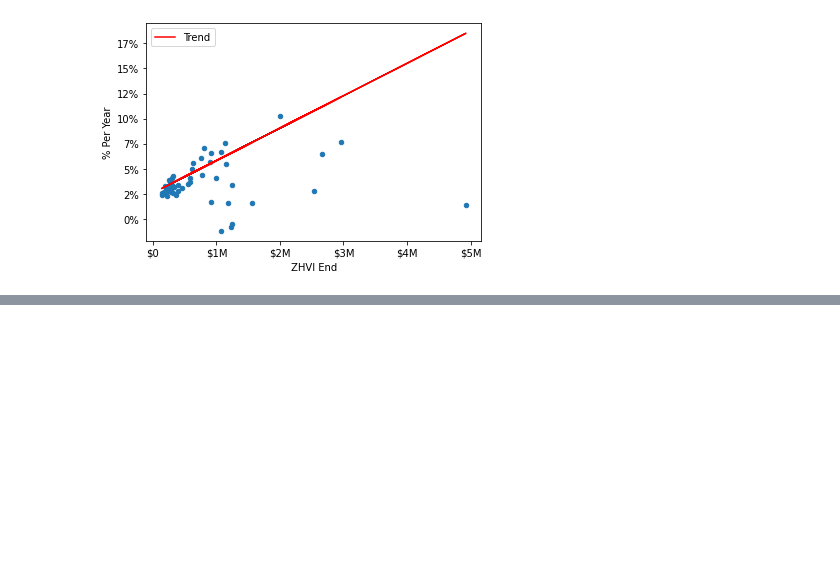
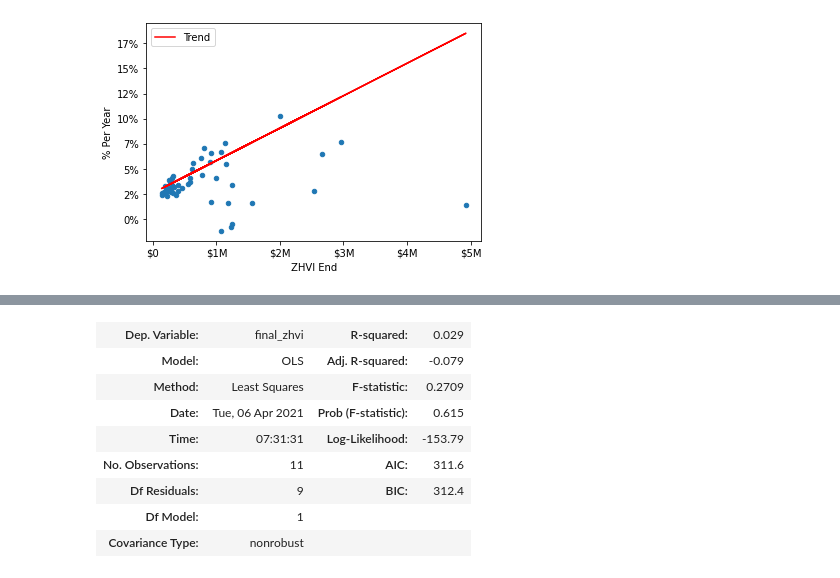
Before and after one commit to michael-brittlebank/digital-builder-capstone, a Jupyter notebook: main.ipynb, the cells around one changed output, grey strips where cells are left out. Drawn from its saved outputs; the diff is of its cells as text; code cells hidden in the pictures; blank space fills up the shorter version.

Commit message:
finished regression model prototype

```diff
--- a/main.ipynb
+++ b/main.ipynb
@@ -122,3 +122,83 @@ sfrdata.plot(x='ZHVI End', y='Trend',color='Red',ax=plot)
 # %% [output]
 <AxesSubplot:xlabel='ZHVI End', ylabel='% Per Year'>
 [figure]
+# %%
+import statsmodels.formula.api as sm
+
+is_raw_data = True
+is_only_amfam_data = True
+
+default_groupby = [zillow_column_region_name, custom_column_housing_type]
+
+# todo, replace with db call
+raw_condo_data = import_csv("ingested_condo.csv")
+raw_sfr_data = import_csv("ingested_singlefamilyresidence.csv")
+
+# convert data to dataframes and merge together
+conda_data = get_dataframe_from_list(raw_condo_data)
+sfr_data = get_dataframe_from_list(raw_sfr_data)
+base_dataframe = pd.concat([conda_data, sfr_data])
+
+# temp while reading from file
+base_dataframe[custom_column_zhvi] = base_dataframe[custom_column_zhvi].astype(float)
+
+# massage data in dataframes
+base_dataframe[custom_column_date] = pd.to_datetime(base_dataframe[custom_column_date])  # convert to pandas date
+base_dataframe[custom_column_zhvi] = base_dataframe[custom_column_zhvi].replace([0],
+                                                                                np.nan)  # replace zero ZHVI with NAN to exclude from calculations
+base_dataframe.sort_values(
+    by=[custom_column_date])  # sorting the data allows for percent change to be calculated correctly
+
+# calculate first valid zhvi value per row
+first_valid_dataframe = base_dataframe.pivot(index=default_groupby, columns=custom_column_date,
+                                             values=custom_column_zhvi)
+first_valid_zhvi = first_valid_dataframe.apply(pd.Series.first_valid_index, axis=1)
+
+# create summary dataframe
+summary_dataframe = pd.DataFrame()
+summary_dataframe[zillow_column_city] = base_dataframe.groupby(default_groupby)[zillow_column_city].first()
+summary_dataframe[zillow_column_state] = base_dataframe.groupby(default_groupby)[zillow_column_state].first()
+
+if is_only_amfam_data:
+    summary_dataframe = filter_dataframe_by_amfam_states(summary_dataframe)
+
+# columns
+zhvi_start = base_dataframe.groupby(default_groupby)[
+    custom_column_zhvi].first()
+zhvi_end = base_dataframe.groupby(default_groupby)[
+    custom_column_zhvi].last()
+zhvi_min = base_dataframe.groupby(default_groupby)[custom_column_zhvi].min()
+zhvi_max = base_dataframe.groupby(default_groupby)[custom_column_zhvi].max()
+
+# format currencies
+if not is_raw_data:
+    zhvi_start = zhvi_start.apply(currency_formatter)
+    zhvi_end = zhvi_end.apply(currency_formatter)
+    zhvi_min = zhvi_min.apply(currency_formatter)
+    zhvi_max = zhvi_max.apply(currency_formatter)
+
+summary_dataframe[custom_column_zhvi_start] = zhvi_start
+summary_dataframe[custom_column_start_date] = first_valid_zhvi
+summary_dataframe['final_zhvi'] = zhvi_end
+summary_dataframe[custom_column_end_date] = base_dataframe.groupby(default_groupby)[custom_column_date].last()
+summary_dataframe['ZHVI Min'] = zhvi_min
+summary_dataframe['ZHVI Max'] = zhvi_max
+summary_dataframe[custom_column_years_difference] = round(
+    (summary_dataframe[custom_column_end_date] - summary_dataframe[custom_column_start_date]).dt.days / 365,
+    1)  # estimate years from number of days between start and end
+summary_dataframe["percent_per_year"] = summary_dataframe.apply(
+    lambda row: get_home_appreciation_percentage_per_year(row[custom_column_zhvi_start],
+                                                          row["final_zhvi"],
+                                                          row[custom_column_years_difference],
+                                                          is_raw_data), axis=1)
+summary_dataframe = summary_dataframe.sort_values("percent_per_year",
+                                                      ascending=False)  # sort table to find highest movers
+
+#summary_dataframe.head(10)
+
+# https://www.learndatasci.com/tutorials/predicting-housing-prices-linear-regression-using-python-pandas-statsmodels/
+# https://stackoverflow.com/questions/19991445/run-an-ols-regression-with-pandas-data-frame
+
+result = sm.ols(formula="final_zhvi ~ percent_per_year", data=summary_dataframe).fit()
+result.summary()
+# %% [output]
@@ -124,0 +206,9 @@ sfrdata.plot(x='ZHVI End', y='Trend',color='Red',ax=plot)
+| Dep. Variable: | final_zhvi | R-squared: | 0.029 |
+| Model: | OLS | Adj. R-squared: | -0.079 |
+| Method: | Least Squares | F-statistic: | 0.2709 |
+| Date: | Tue, 06 Apr 2021 | Prob (F-statistic): | 0.615 |
+| Time: | 07:31:31 | Log-Likelihood: | -153.79 |
+| No. Observations: | 11 | AIC: | 311.6 |
+| Df Residuals: | 9 | BIC: | 312.4 |
+| Df Model: | 1 |  |  |
+| Covariance Type: | nonrobust |  |  |
```
Also changed, not shown: parts of 1 cell of this notebook.
